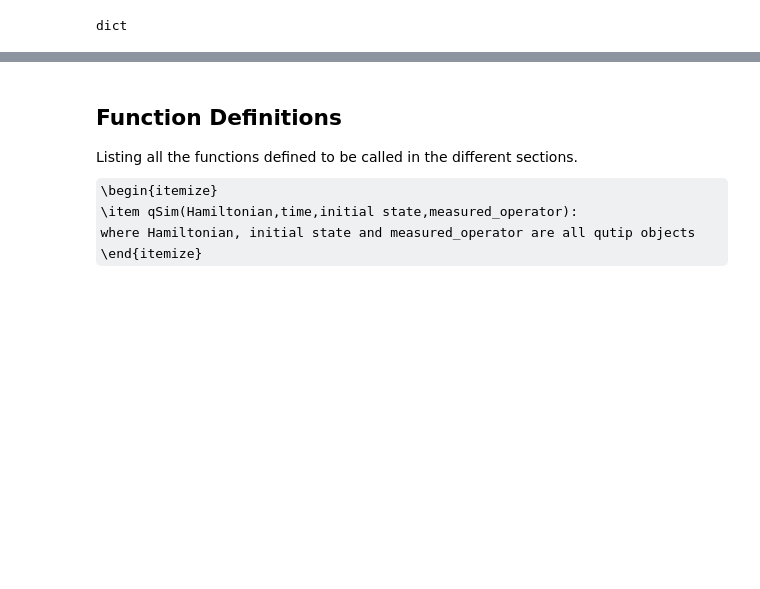
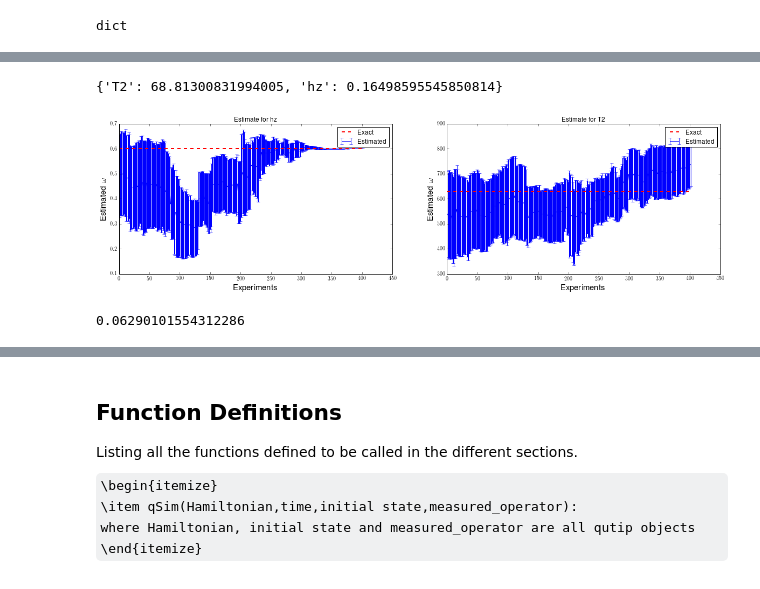
Before and after one commit to paraj003/hamiltonian_learning, a Jupyter notebook: Hamiltonian Learning.ipynb, the cells around one changed output, grey strips where cells are left out. Cells and saved outputs as stored; diff of their text form; code cells hidden in the pictures; some formulas as TeX source; blank space fills up the shorter version.

```diff
--- a/Hamiltonian Learning.ipynb
+++ b/Hamiltonian Learning.ipynb
@@ -192,0 +203,25 @@ dict
+# %%
+#Exact Hamiltonian parameters
+keylist=['hz','T2']
+ham_params_list=[0.6,200*np.pi]
+Op_list=[sigmaz()]
+count=0
+ham_params={key:ham_params_list[ind] for ind,key in enumerate(keylist)}
+Ham,T2=Ham_def_dephased(ham_params_list,Op_list,keylist)
+#sum(ham_params_list[ind]*Op_list[ind] for ind,key in enumerate(keylist))
+# %%
+#Initial state and Measurement basis
+ψinit=(basis(2,0)+basis(2,1))/np.sqrt(2)
+projOp=ket2dm(ψinit)
+projOplist=[ket2dm((basis(2,0)+basis(2,1))/np.sqrt(2)),ket2dm((basis(2,0)+1j*basis(2,1))/np.sqrt(2)),ket2dm(basis(2,0))]
+# %%
+#Parameters for SMC
+precision=10**(-6)
+nexp=200
+nprt=100
+a=0.98 #liu-west resampler
+l=0.5
+params_guess={'hz':0.5,'T2':180*np.pi}
+σ_guess={'hz':0.3/np.sqrt(3),'T2':100*np.pi/np.sqrt(3)} # stddev of initial distributions
+μdict={key : [] for key in keylist}
+σdict={key : [] for key in keylist}
@@ -192,0 +273,22 @@ dict
+# %%
+σ
+# %% [output]
+{'T2': 68.81300831994005, 'hz': 0.16498595545850814}
+# %%
+fig=plt.figure(figsize=(20,5))
+count=0
+for key in keylist:
+    count+=1
+    plt.subplot(1,len(keylist),count)
+    plt.errorbar(range(len(μdict[key])),μdict[key],yerr=σdict[key],label="Estimated")
+    plt.plot(range(len(μdict[key])),ham_params[key]*np.ones(len(μdict[key])),'--r',linewidth=2,label='Exact')
+    plt.xlabel('Experiments',fontsize=15)
+    plt.ylabel('Estimated $\\omega$',fontsize=15)
+    plt.legend()
+    plt.title('Estimate for %s'%key)
+# %% [output]
+[figure, added]
+# %%
+prob_dist
+# %% [output]
+0.06290101554312286
```
Also changed, not shown: parts of 15 cells of this notebook, 2 other files.
